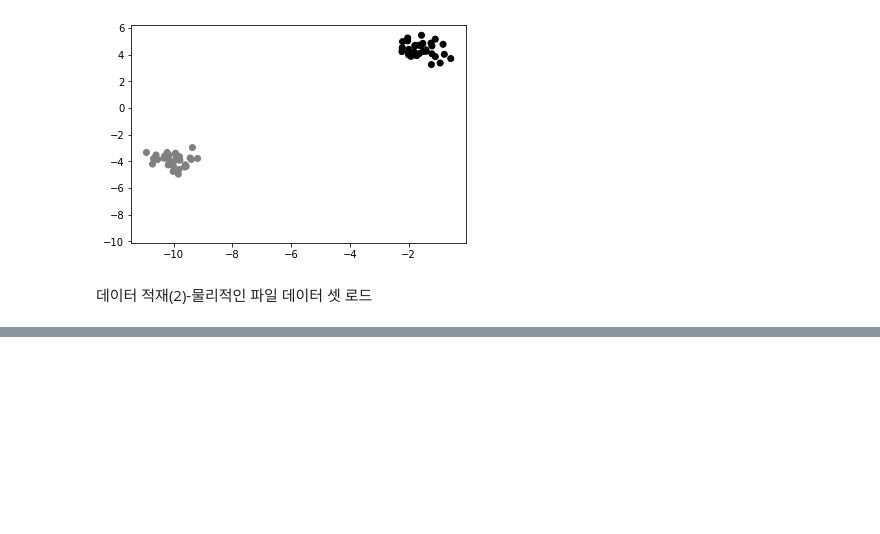
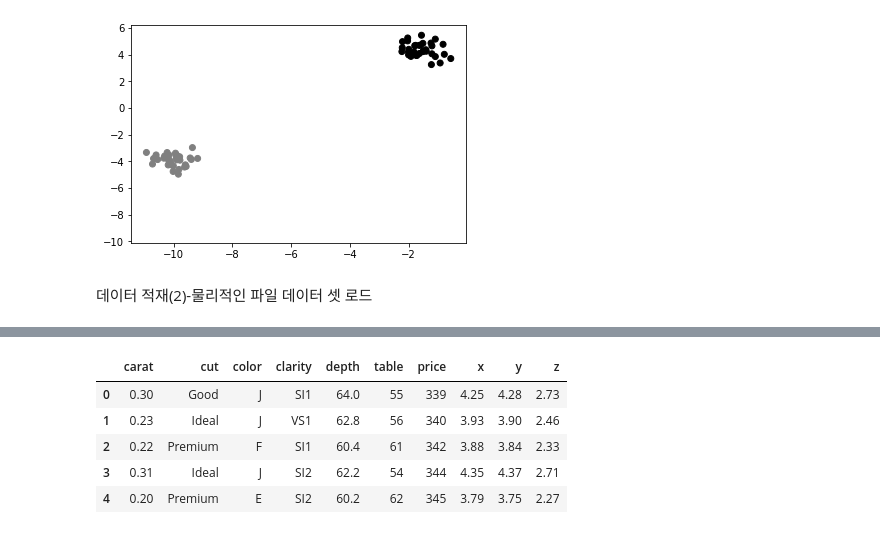
Before and after one commit to onlookertozip/AImlStudy, a Jupyter notebook: day_20210113.ipynb, the cells around one changed output, grey strips where cells are left out. Saved outputs shown, nothing was run; the diff lists cells and outputs as text; code cells hidden in the pictures; blank space fills up the shorter version.

```diff
--- a/day_20210113.ipynb
+++ b/day_20210113.ipynb
@@ -312,0 +354,10 @@ plt.show()
+# %%
+diamonds_11=pd.read_csv(url, skiprows=range(1,11), nrows=5)
+diamonds_11
+# %% [output]
+|  | carat | cut | color | clarity | depth | table | price | x | y | z |
+| 0 | 0.30 | Good | J | SI1 | 64.0 | 55 | 339 | 4.25 | 4.28 | 2.73 |
+| 1 | 0.23 | Ideal | J | VS1 | 62.8 | 56 | 340 | 3.93 | 3.90 | 2.46 |
+| 2 | 0.22 | Premium | F | SI1 | 60.4 | 61 | 342 | 3.88 | 3.84 | 2.33 |
+| 3 | 0.31 | Ideal | J | SI2 | 62.2 | 54 | 344 | 4.35 | 4.37 | 2.71 |
+| 4 | 0.20 | Premium | E | SI2 | 60.2 | 62 | 345 | 3.79 | 3.75 | 2.27 |
```
Also changed, not shown: parts of 11 cells of this notebook.
